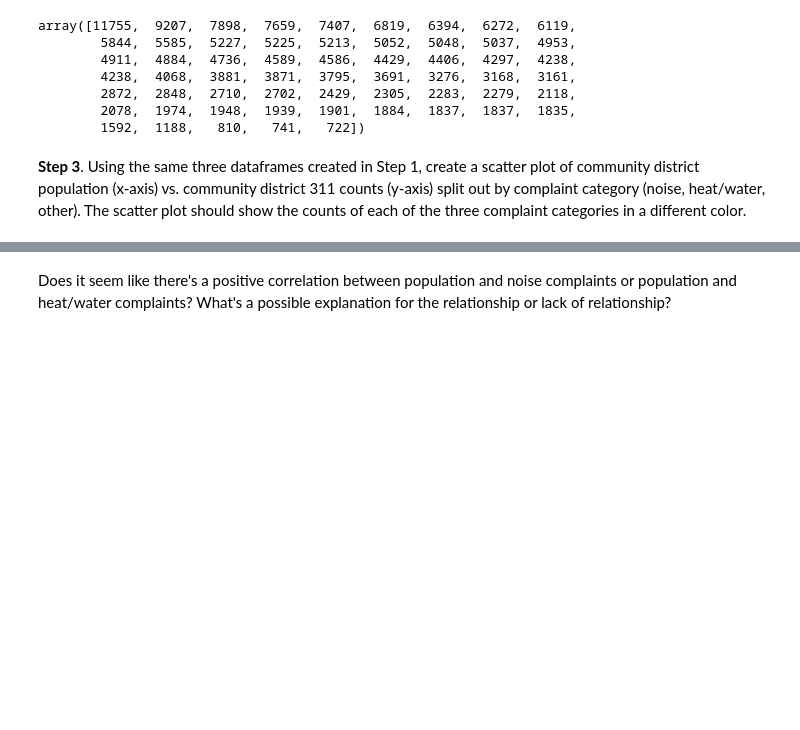
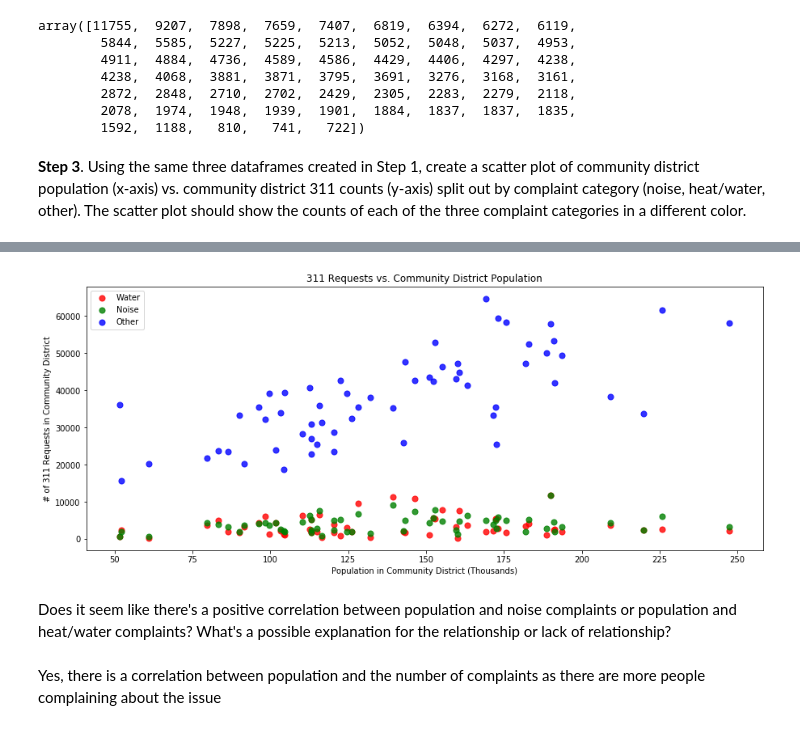
Before and after one commit to lrochaqu/nyu-python-public-policy, a Jupyter notebook: hw_4_lauraR.ipynb, the cells around one changed output, grey strips where cells are left out. Cells and saved outputs as stored; diff of their text form; code cells hidden in the pictures; blank space fills up the shorter version.

```diff
--- a/hw_4_lauraR.ipynb
+++ b/hw_4_lauraR.ipynb
@@ -210,3 +210,6 @@ array([11755,  9207,  7898,  7659,  7407,  6819,  6394,  6272,  6119,
         1592,  1188,   810,   741,   722])
 # %% [markdown]
 **Step 3**. Using the same three dataframes created in Step 1, create a scatter plot of community district population (x-axis) vs. community district 311 counts (y-axis) split out by complaint category (noise, heat/water, other). The scatter plot should show the counts of each of the three complaint categories in a different color.
+# %%
+population = pd.read_csv('https://data.cityofnewyork.us/api/views/xi7c-iiu2/rows.csv?accessType=DOWNLOAD', header='infer')
+population.head()
@@ -212,0 +237,9 @@ array([11755,  9207,  7898,  7659,  7407,  6819,  6394,  6272,  6119,
+# %%
+population['borocd'] = population.apply(recode_borocd_pop, axis=1)
+count_heatwater['borocd'] = count_heatwater['borocd'].astype(str)
+count_noise['borocd'] = count_noise['borocd'].astype(str)
+count_other['borocd'] = count_other['borocd'].astype(str)
+# %%
+pop_heatwater = population.merge(count_heatwater,on='borocd')
+pop_noise = population.merge(count_noise,on='borocd')
+pop_other = population.merge(count_other,on='borocd')
@@ -213,2 +260,49 @@ array([11755,  9207,  7898,  7659,  7407,  6819,  6394,  6272,  6119,
+# %%
+# define the color to be used for the markers for each data subset group
+colors = ["red", "green", "blue"]
+
+# define the labels to be used for the data subset group
+groups = ["Water", "Noise", "Other"]
+
+plt.figure(figsize=(15,6))
+
+plt.scatter(
+  pop_heatwater["2010 Population"]/1000,
+  pop_heatwater["count_of_311_requests"],
+  alpha=0.8,
+  c=colors[0],
+  s=50,
+  label=groups[0]
+)
+# each new plot gets rendered on top of the previous one
+
+plt.scatter(
+  pop_noise["2010 Population"]/1000,
+  pop_noise["count_of_311_requests"],
+  alpha=0.8,
+  c=colors[1],
+  s=50,
+  label=groups[1]
+)
+plt.scatter(
+  pop_other["2010 Population"]/1000,
+  pop_other["count_of_311_requests"],
+  alpha=0.8,
+  c=colors[2],
+  s=50,
+  label=groups[2]
+)
+
+plt.title('311 Requests vs. Community District Population')
+plt.xlabel('Population in Community District (Thousands)')
+plt.ylabel('# of 311 Requests in Community District')
+
+plt.legend(loc=2)
+
+plt.show()
+# %% [output]
+[figure, added]
 # %% [markdown]
 Does it seem like there's a positive correlation between population and noise complaints or population and heat/water complaints? What's a possible explanation for the relationship or lack of relationship?
+# %% [markdown]
+Yes, there is a correlation between  population and the number of complaints as there are more people complaining about the issue
```
Also changed, not shown: parts of 3 cells of this notebook.
